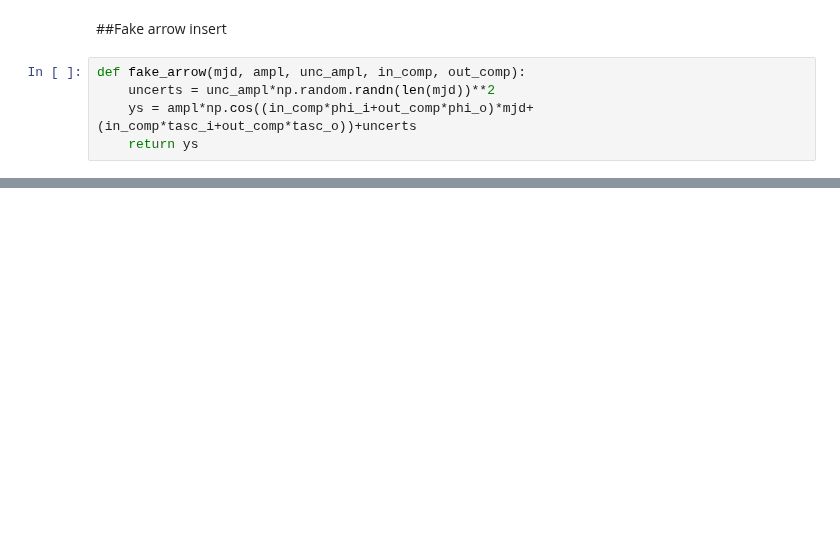
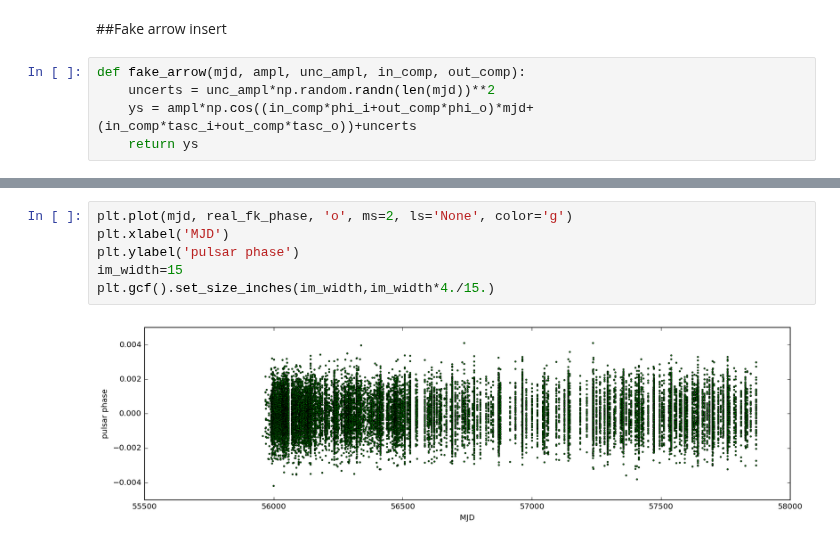
Before and after one commit to aarchiba/triplesystem, a Jupyter notebook: systematics/test_arrow_plot.ipynb, the cells around one changed output, grey strips where cells are left out. Drawn from its saved outputs; the diff is of its cells as text; blank space fills up the shorter version.

```diff
--- a/systematics/test_arrow_plot.ipynb
+++ b/systematics/test_arrow_plot.ipynb
@@ -149,0 +167,8 @@ print value
+# %%
+plt.plot(mjd, real_fk_phase, 'o', ms=2, ls='None', color='g')
+plt.xlabel('MJD')
+plt.ylabel('pulsar phase')
+im_width=15
+plt.gcf().set_size_inches(im_width,im_width*4./15.)
+# %% [output]
+[figure, added]
```
Also changed, not shown: parts of 9 cells of this notebook.
